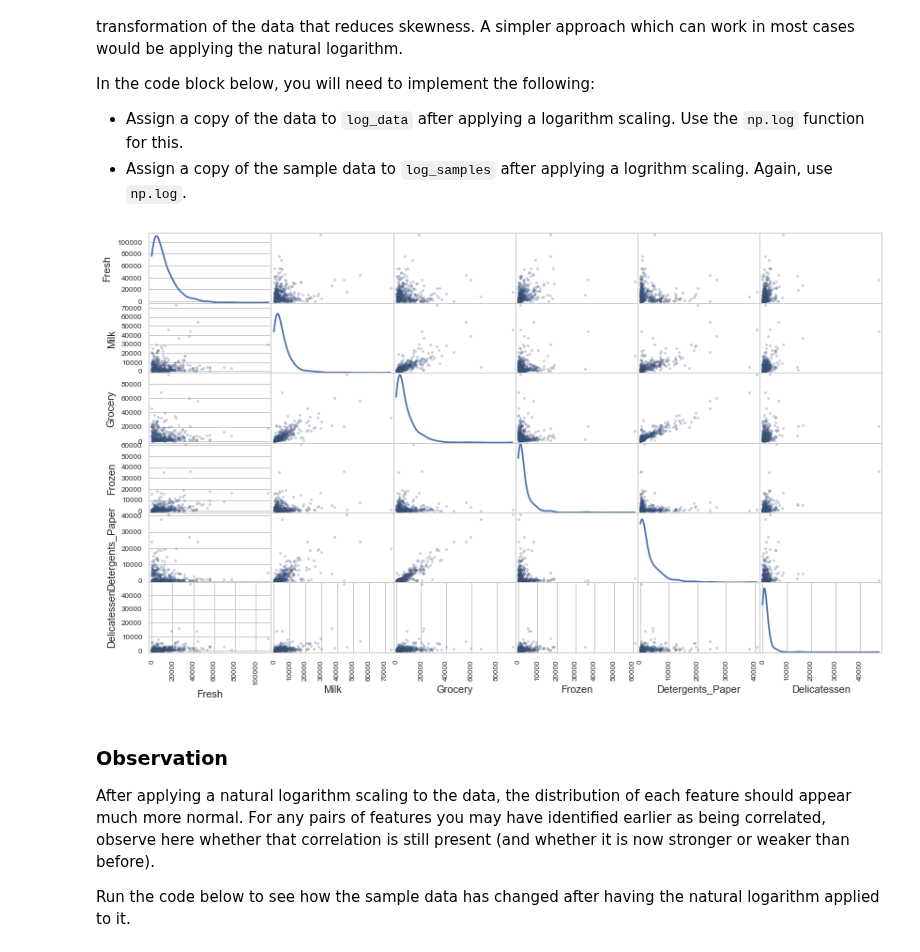
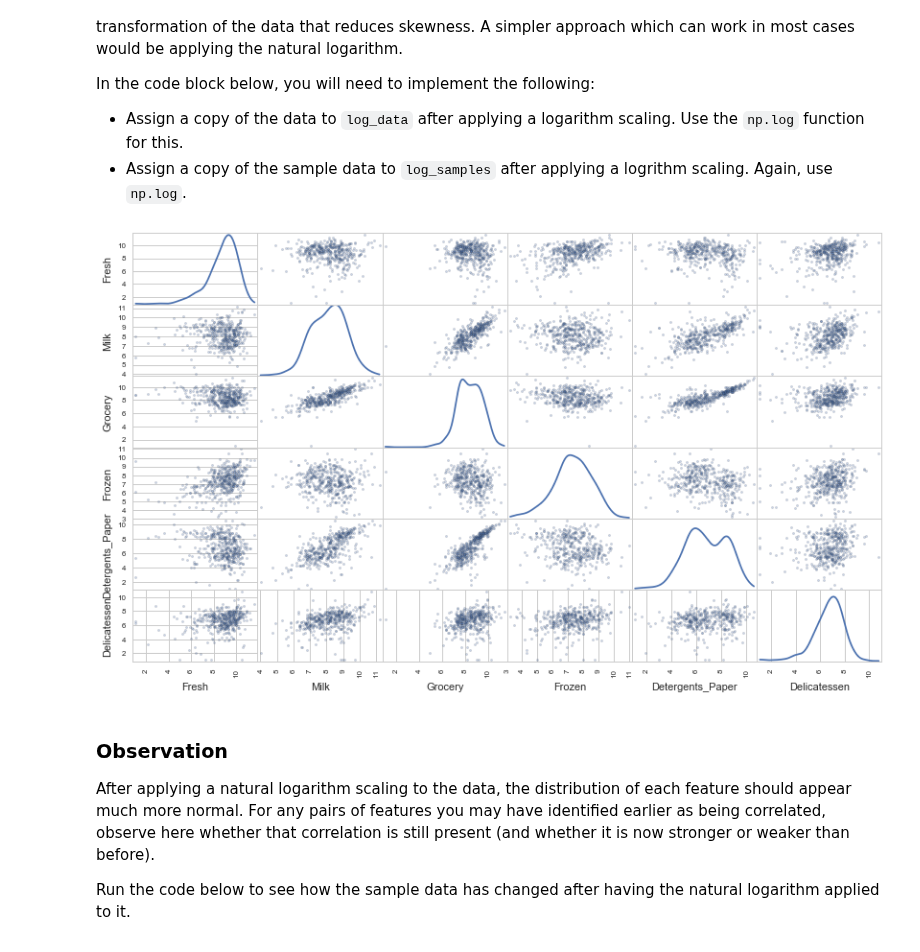
Before and after one commit to baumanab/Udacity_MachineLearningEngineer_ND, a Jupyter notebook: projects/creating_customer_segments/customer_segments.ipynb, the cells around one changed output. Saved outputs shown, nothing was run; the diff lists cells and outputs as text; code cells hidden in the pictures.

Commit message:
recover and visualize true centers (inverse operations), correct transformation of data and samples

```diff
--- a/projects/creating_customer_segments/customer_segments.ipynb
+++ b/projects/creating_customer_segments/customer_segments.ipynb
@@ -141,15 +141,15 @@ In the code block below, you will need to implement the following:
  - Assign a copy of the sample data to `log_samples` after applying a logrithm scaling. Again, use `np.log`.
 # %%
 # TODO: Scale the data using the natural logarithm
-log_data = data.copy()
+log_data = np.log(data)
 
 # TODO: Scale the sample data using the natural logarithm
-log_samples = np.log(log_data)
+log_samples = np.log(samples)
 
 # Produce a scatter matrix for each pair of newly-transformed features
 pd.scatter_matrix(log_data, alpha = 0.3, figsize = (14,8), diagonal = 'kde');
 # %% [output]
-[figure, old version]
+[figure, new version]
 # %% [markdown]
 ### Observation
 After applying a natural logarithm scaling to the data, the distribution of each feature should appear much more normal. For any pairs of features you may have identified earlier as being correlated, observe here whether that correlation is still present (and whether it is now stronger or weaker than before).
```
Also changed, not shown: parts of 13 cells of this notebook.
